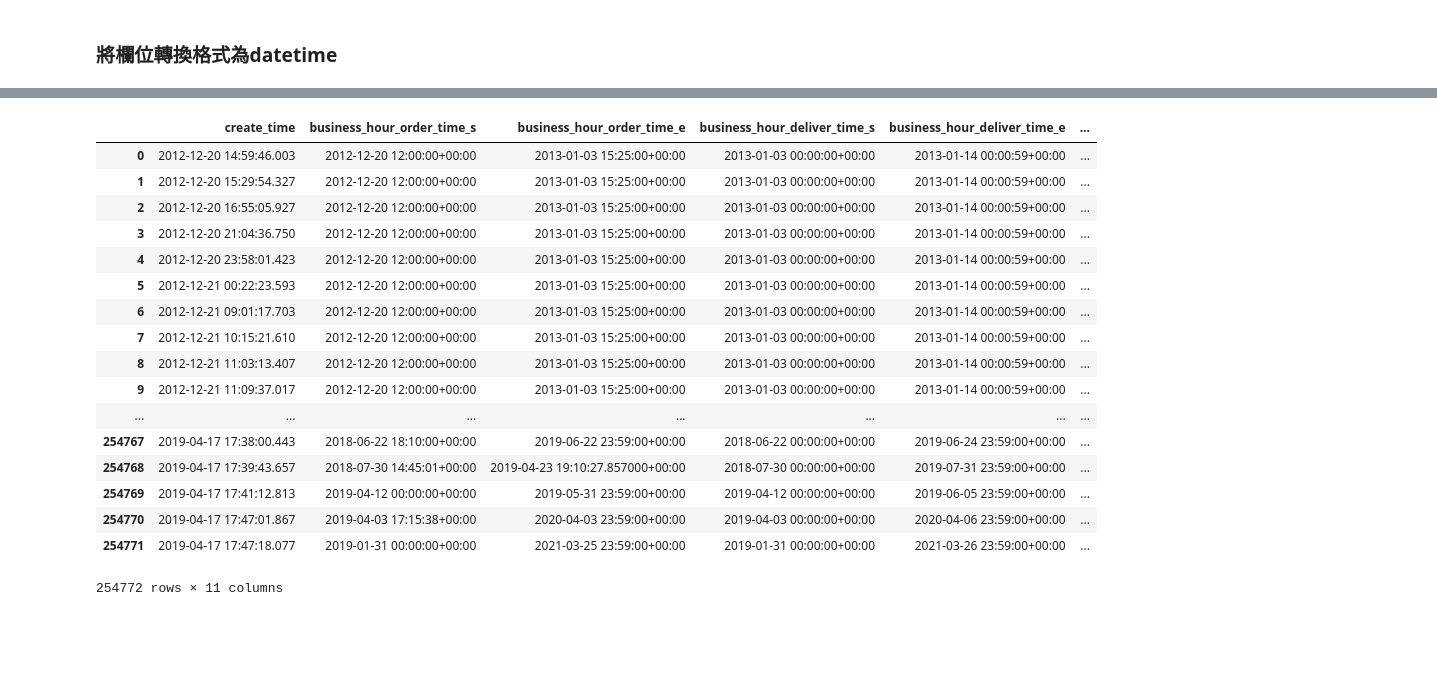
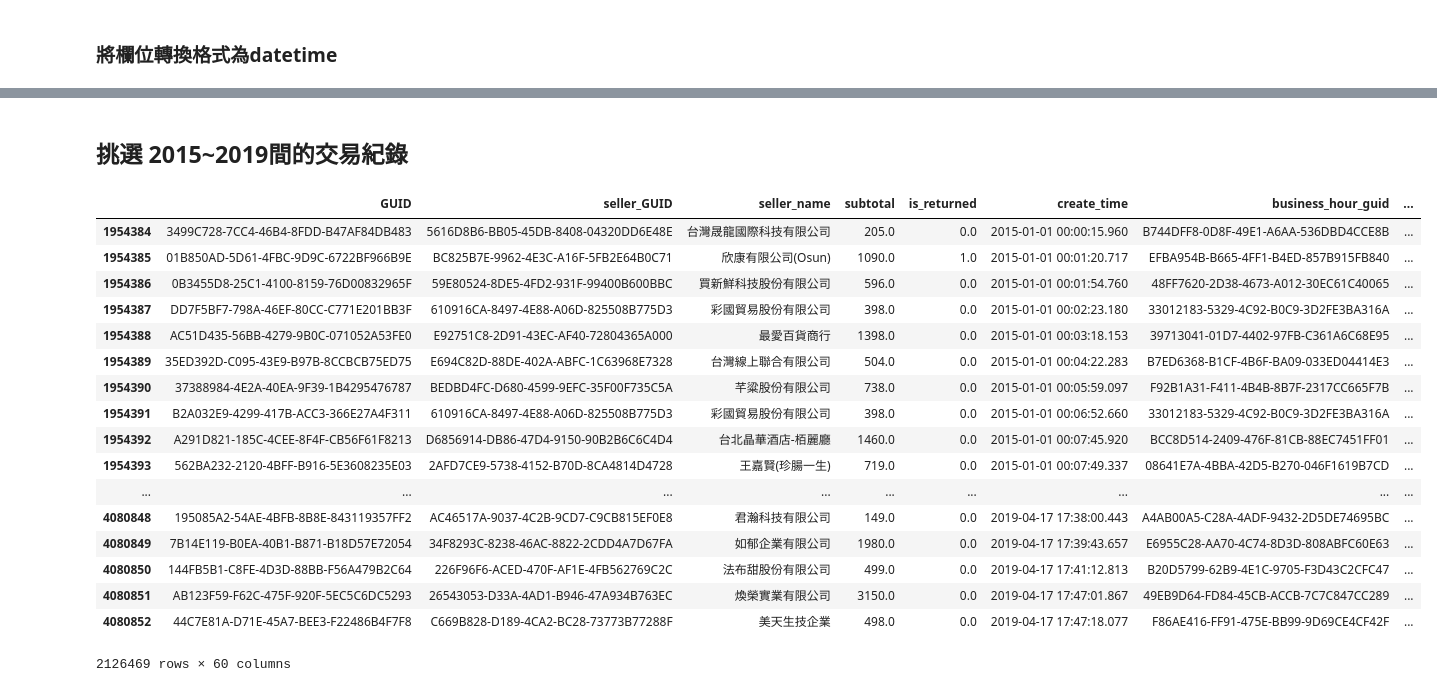
Before and after one commit to hwangching/BDSE_Avengers, a Jupyter notebook: return_prediction/17Life/Category Purchase_test.ipynb, the cells around one changed output, grey strips where cells are left out. Saved outputs shown, nothing was run; the diff lists cells and outputs as text; code cells hidden in the pictures; blank space fills up the shorter version.

```diff
--- a/return_prediction/17Life/Category Purchase_test.ipynb
+++ b/return_prediction/17Life/Category Purchase_test.ipynb
@@ -164,9 +140,9 @@ for i in ['business_hour_order_time_s','create_time','business_hour_order_time_e
 # %%
-tempdf1['product_launch_month']=tempdf1['business_hour_order_time_s'].apply(lambda x:x.month)
-tempdf1['product_launch_hour']=tempdf1['business_hour_order_time_s'].apply(lambda x:x.hour)
-tempdf1['product_launch_weekday']=tempdf1['business_hour_order_time_s'].apply(lambda x:x.weekday())
-tempdf1['campagin_period']=(tempdf1['business_hour_order_time_e']-tempdf1['business_hour_order_time_s']).apply(lambda x:x.days)
-tempdf1['order_deliver_days']=(tempdf1['business_hour_deliver_time_s']-tempdf1['business_hour_order_time_s']).apply(lambda x : x.days )
+df['product_launch_month']=df['business_hour_order_time_s'].apply(lambda x:x.month)
+df['product_launch_hour']=df['business_hour_order_time_s'].apply(lambda x:x.hour)
+df['product_launch_weekday']=df['business_hour_order_time_s'].apply(lambda x:x.weekday())
+df['campagin_period']=(df['business_hour_order_time_e']-df['business_hour_order_time_s']).apply(lambda x:x.days)
+df['order_deliver_days']=(df['business_hour_deliver_time_s']-df['business_hour_order_time_s']).apply(lambda x : x.days )
 # %%
 def trans(x):
     if x>=3:
@@ -176,25 +152,31 @@ def trans(x):
     else:
         return np.NaN
 
-tempdf1["presales"]=tempdf1['order_deliver_days'].apply(trans)
+df["presales"]=df['order_deliver_days'].apply(trans)
-# %%
-tempdf1
-# %% [output]
-|  | create_time | business_hour_order_time_s | business_hour_order_time_e | business_hour_deliver_time_s | business_hour_deliver_time_e | ... |
-| 0 | 2012-12-20 14:59:46.003 | 2012-12-20 12:00:00+00:00 | 2013-01-03 15:25:00+00:00 | 2013-01-03 00:00:00+00:00 | 2013-01-14 00:00:59+00:00 | ... |
-| 1 | 2012-12-20 15:29:54.327 | 2012-12-20 12:00:00+00:00 | 2013-01-03 15:25:00+00:00 | 2013-01-03 00:00:00+00:00 | 2013-01-14 00:00:59+00:00 | ... |
-| 2 | 2012-12-20 16:55:05.927 | 2012-12-20 12:00:00+00:00 | 2013-01-03 15:25:00+00:00 | 2013-01-03 00:00:00+00:00 | 2013-01-14 00:00:59+00:00 | ... |
-| 3 | 2012-12-20 21:04:36.750 | 2012-12-20 12:00:00+00:00 | 2013-01-03 15:25:00+00:00 | 2013-01-03 00:00:00+00:00 | 2013-01-14 00:00:59+00:00 | ... |
-| 4 | 2012-12-20 23:58:01.423 | 2012-12-20 12:00:00+00:00 | 2013-01-03 15:25:00+00:00 | 2013-01-03 00:00:00+00:00 | 2013-01-14 00:00:59+00:00 | ... |
-| 5 | 2012-12-21 00:22:23.593 | 2012-12-20 12:00:00+00:00 | 2013-01-03 15:25:00+00:00 | 2013-01-03 00:00:00+00:00 | 2013-01-14 00:00:59+00:00 | ... |
-| 6 | 2012-12-21 09:01:17.703 | 2012-12-20 12:00:00+00:00 | 2013-01-03 15:25:00+00:00 | 2013-01-03 00:00:00+00:00 | 2013-01-14 00:00:59+00:00 | ... |
-| 7 | 2012-12-21 10:15:21.610 | 2012-12-20 12:00:00+00:00 | 2013-01-03 15:25:00+00:00 | 2013-01-03 00:00:00+00:00 | 2013-01-14 00:00:59+00:00 | ... |
-| 8 | 2012-12-21 11:03:13.407 | 2012-12-20 12:00:00+00:00 | 2013-01-03 15:25:00+00:00 | 2013-01-03 00:00:00+00:00 | 2013-01-14 00:00:59+00:00 | ... |
-| 9 | 2012-12-21 11:09:37.017 | 2012-12-20 12:00:00+00:00 | 2013-01-03 15:25:00+00:00 | 2013-01-03 00:00:00+00:00 | 2013-01-14 00:00:59+00:00 | ... |
-| ... | ... | ... | ... | ... | ... | ... |
-| 254767 | 2019-04-17 17:38:00.443 | 2018-06-22 18:10:00+00:00 | 2019-06-22 23:59:00+00:00 | 2018-06-22 00:00:00+00:00 | 2019-06-24 23:59:00+00:00 | ... |
-| 254768 | 2019-04-17 17:39:43.657 | 2018-07-30 14:45:01+00:00 | 2019-04-23 19:10:27.857000+00:00 | 2018-07-30 00:00:00+00:00 | 2019-07-31 23:59:00+00:00 | ... |
-| 254769 | 2019-04-17 17:41:12.813 | 2019-04-12 00:00:00+00:00 | 2019-05-31 23:59:00+00:00 | 2019-04-12 00:00:00+00:00 | 2019-06-05 23:59:00+00:00 | ... |
-| 254770 | 2019-04-17 17:47:01.867 | 2019-04-03 17:15:38+00:00 | 2020-04-03 23:59:00+00:00 | 2019-04-03 00:00:00+00:00 | 2020-04-06 23:59:00+00:00 | ... |
-| 254771 | 2019-04-17 17:47:18.077 | 2019-01-31 00:00:00+00:00 | 2021-03-25 23:59:00+00:00 | 2019-01-31 00:00:00+00:00 | 2021-03-26 23:59:00+00:00 | ... |
-254772 rows × 11 columns
+# %%
+df['purchase_year']=df['create_time'].apply(lambda x:x.year)
+# %% [markdown]
+##  挑選 2015~2019間的交易紀錄
+# %%
+df=df[df.purchase_year>=2015]
+# %%
+df
+# %% [output]
+|  | GUID | seller_GUID | seller_name | subtotal | is_returned | create_time | business_hour_guid | ... |
+| 1954384 | 3499C728-7CC4-46B4-8FDD-B47AF84DB483 | 5616D8B6-BB05-45DB-8408-04320DD6E48E | 台灣晟龍國際科技有限公司 | 205.0 | 0.0 | 2015-01-01 00:00:15.960 | B744DFF8-0D8F-49E1-A6AA-536DBD4CCE8B | ... |
+| 1954385 | 01B850AD-5D61-4FBC-9D9C-6722BF966B9E | BC825B7E-9962-4E3C-A16F-5FB2E64B0C71 | 欣康有限公司(Osun) | 1090.0 | 1.0 | 2015-01-01 00:01:20.717 | EFBA954B-B665-4FF1-B4ED-857B915FB840 | ... |
+| 1954386 | 0B3455D8-25C1-4100-8159-76D00832965F | 59E80524-8DE5-4FD2-931F-99400B600BBC | 買新鮮科技股份有限公司 | 596.0 | 0.0 | 2015-01-01 00:01:54.760 | 48FF7620-2D38-4673-A012-30EC61C40065 | ... |
+| 1954387 | DD7F5BF7-798A-46EF-80CC-C771E201BB3F | 610916CA-8497-4E88-A06D-825508B775D3 | 彩國貿易股份有限公司 | 398.0 | 0.0 | 2015-01-01 00:02:23.180 | 33012183-5329-4C92-B0C9-3D2FE3BA316A | ... |
+| 1954388 | AC51D435-56BB-4279-9B0C-071052A53FE0 | E92751C8-2D91-43EC-AF40-72804365A000 | 最愛百貨商行 | 1398.0 | 0.0 | 2015-01-01 00:03:18.153 | 39713041-01D7-4402-97FB-C361A6C68E95 | ... |
+| 1954389 | 35ED392D-C095-43E9-B97B-8CCBCB75ED75 | E694C82D-88DE-402A-ABFC-1C63968E7328 | 台灣線上聯合有限公司 | 504.0 | 0.0 | 2015-01-01 00:04:22.283 | B7ED6368-B1CF-4B6F-BA09-033ED04414E3 | ... |
+| 1954390 | 37388984-4E2A-40EA-9F39-1B4295476787 | BEDBD4FC-D680-4599-9EFC-35F00F735C5A | 芊粱股份有限公司 | 738.0 | 0.0 | 2015-01-01 00:05:59.097 | F92B1A31-F411-4B4B-8B7F-2317CC665F7B | ... |
+| 1954391 | B2A032E9-4299-417B-ACC3-366E27A4F311 | 610916CA-8497-4E88-A06D-825508B775D3 | 彩國貿易股份有限公司 | 398.0 | 0.0 | 2015-01-01 00:06:52.660 | 33012183-5329-4C92-B0C9-3D2FE3BA316A | ... |
+| 1954392 | A291D821-185C-4CEE-8F4F-CB56F61F8213 | D6856914-DB86-47D4-9150-90B2B6C6C4D4 | 台北晶華酒店-栢麗廳 | 1460.0 | 0.0 | 2015-01-01 00:07:45.920 | BCC8D514-2409-476F-81CB-88EC7451FF01 | ... |
+| 1954393 | 562BA232-2120-4BFF-B916-5E3608235E03 | 2AFD7CE9-5738-4152-B70D-8CA4814D4728 | 王嘉賢(珍腸一生) | 719.0 | 0.0 | 2015-01-01 00:07:49.337 | 08641E7A-4BBA-42D5-B270-046F1619B7CD | ... |
+| ... | ... | ... | ... | ... | ... | ... | ... | ... |
+| 4080848 | 195085A2-54AE-4BFB-8B8E-843119357FF2 | AC46517A-9037-4C2B-9CD7-C9CB815EF0E8 | 君瀚科技有限公司 | 149.0 | 0.0 | 2019-04-17 17:38:00.443 | A4AB00A5-C28A-4ADF-9432-2D5DE74695BC | ... |
+| 4080849 | 7B14E119-B0EA-40B1-B871-B18D57E72054 | 34F8293C-8238-46AC-8822-2CDD4A7D67FA | 如郁企業有限公司 | 1980.0 | 0.0 | 2019-04-17 17:39:43.657 | E6955C28-AA70-4C74-8D3D-808ABFC60E63 | ... |
+| 4080850 | 144FB5B1-C8FE-4D3D-88BB-F56A479B2C64 | 226F96F6-ACED-470F-AF1E-4FB562769C2C | 法布甜股份有限公司 | 499.0 | 0.0 | 2019-04-17 17:41:12.813 | B20D5799-62B9-4E1C-9705-F3D43C2CFC47 | ... |
+| 4080851 | AB123F59-F62C-475F-920F-5EC5C6DC5293 | 26543053-D33A-4AD1-B946-47A934B763EC | 煥榮實業有限公司 | 3150.0 | 0.0 | 2019-04-17 17:47:01.867 | 49EB9D64-FD84-45CB-ACCB-7C7C847CC289 | ... |
+| 4080852 | 44C7E81A-D71E-45A7-BEE3-F22486B4F7F8 | C669B828-D189-4CA2-BC28-73773B77288F | 美天生技企業 | 498.0 | 0.0 | 2019-04-17 17:47:18.077 | F86AE416-FF91-475E-BB99-9D69CE4CF42F | ... |
+2126469 rows × 60 columns
```
Also changed, not shown: parts of 31 cells of this notebook.
